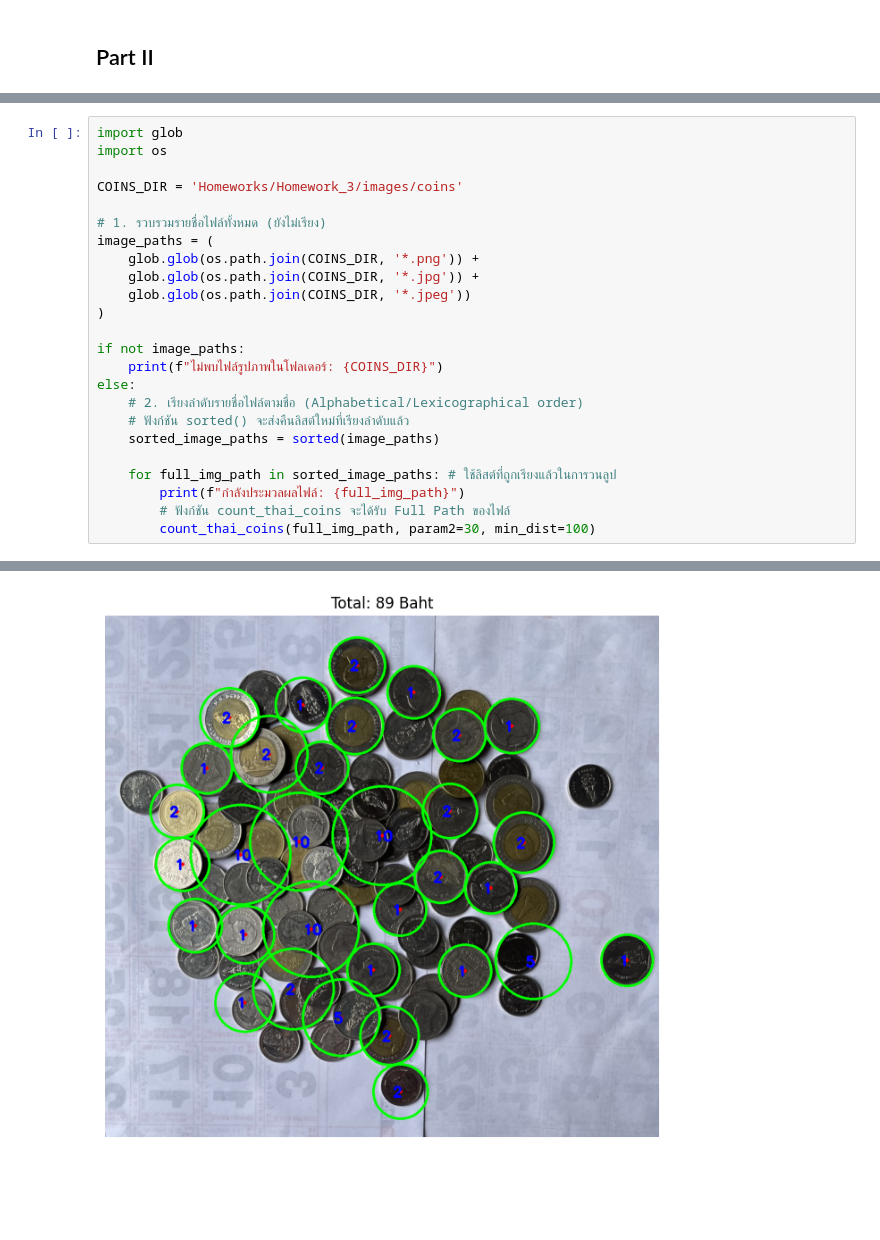
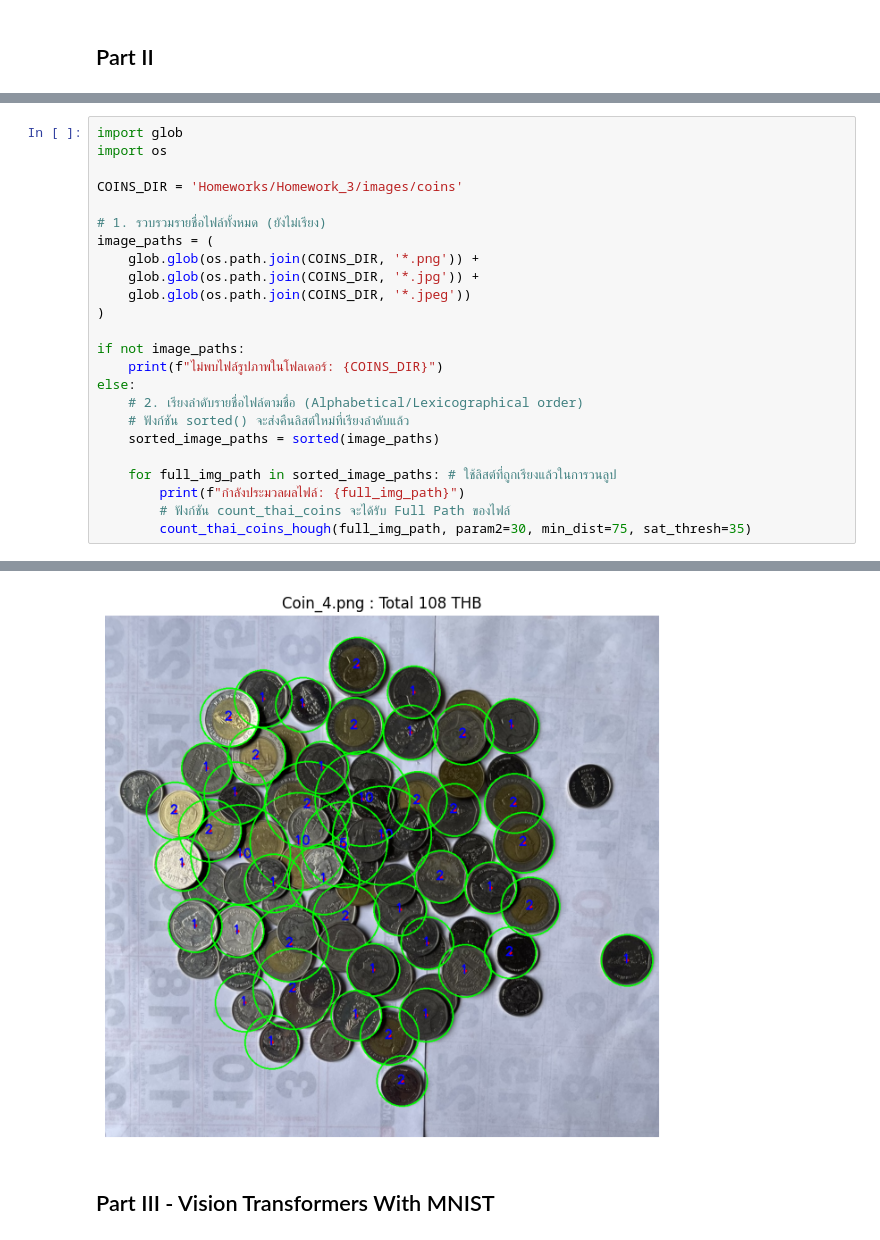
Before and after one commit to xHexlabx/2110431-INTRO-DIG-IMAGING, a Jupyter notebook: Homeworks/Homework_3/Homework_3.ipynb, the cells around one changed output, grey strips where cells are left out. Saved outputs shown, nothing was run; the diff lists cells and outputs as text; blank space fills up the shorter version.

```diff
--- a/Homeworks/Homework_3/Homework_3.ipynb
+++ b/Homeworks/Homework_3/Homework_3.ipynb
@@ -306,6 +321,6 @@ else:
     for full_img_path in sorted_image_paths: # ใช้ลิสต์ที่ถูกเรียงแล้วในการวนลูป
         print(f"กำลังประมวลผลไฟล์: {full_img_path}")
         # ฟังก์ชัน count_thai_coins จะได้รับ Full Path ของไฟล์
-        count_thai_coins(full_img_path, param2=30, min_dist=100)
+        count_thai_coins_hough(full_img_path, param2=30, min_dist=75, sat_thresh=35)
 # %% [output]
 กำลังประมวลผลไฟล์: Homeworks/Homework_3/images/coins/Coin_1.png
@@ -354 +377,3 @@ Total Value: 89 Baht
-[figure, old version]
+[figure, new version]
+# %% [markdown]
+## Part III - Vision Transformers With MNIST
```
Also changed, not shown: parts of 11 cells of this notebook, 1 other file.
